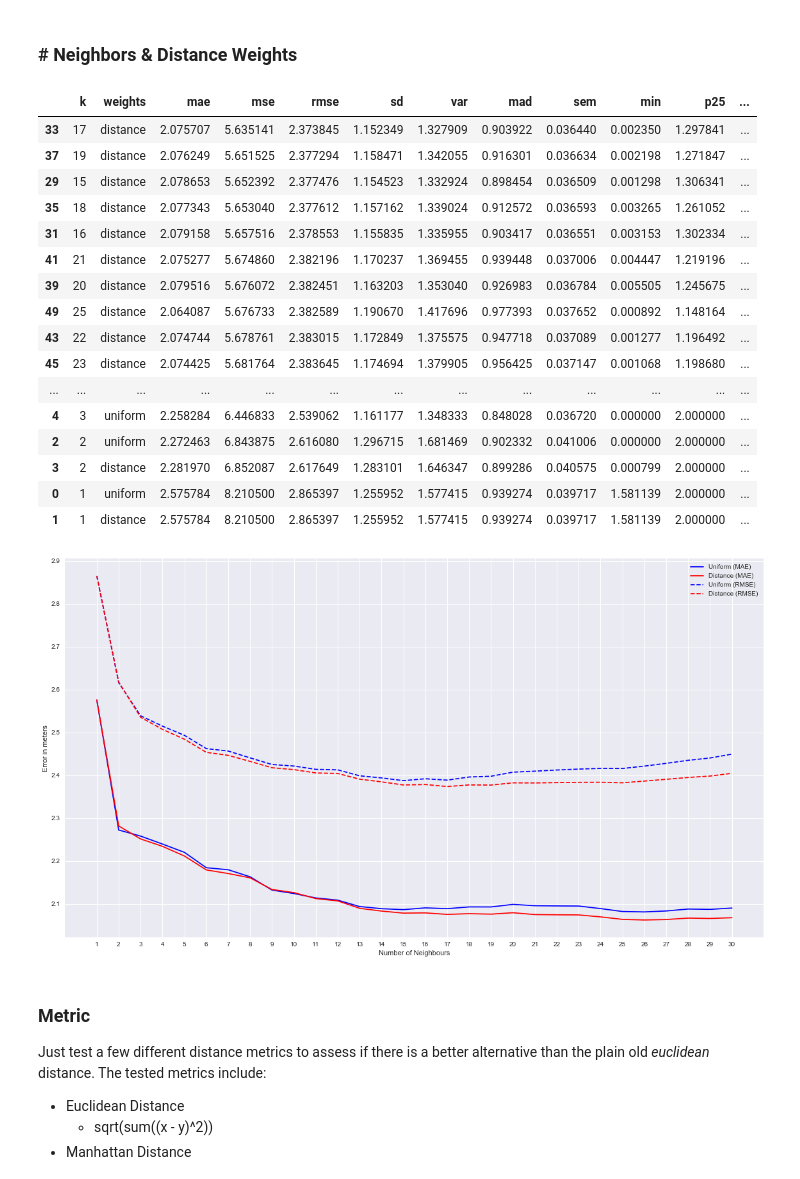
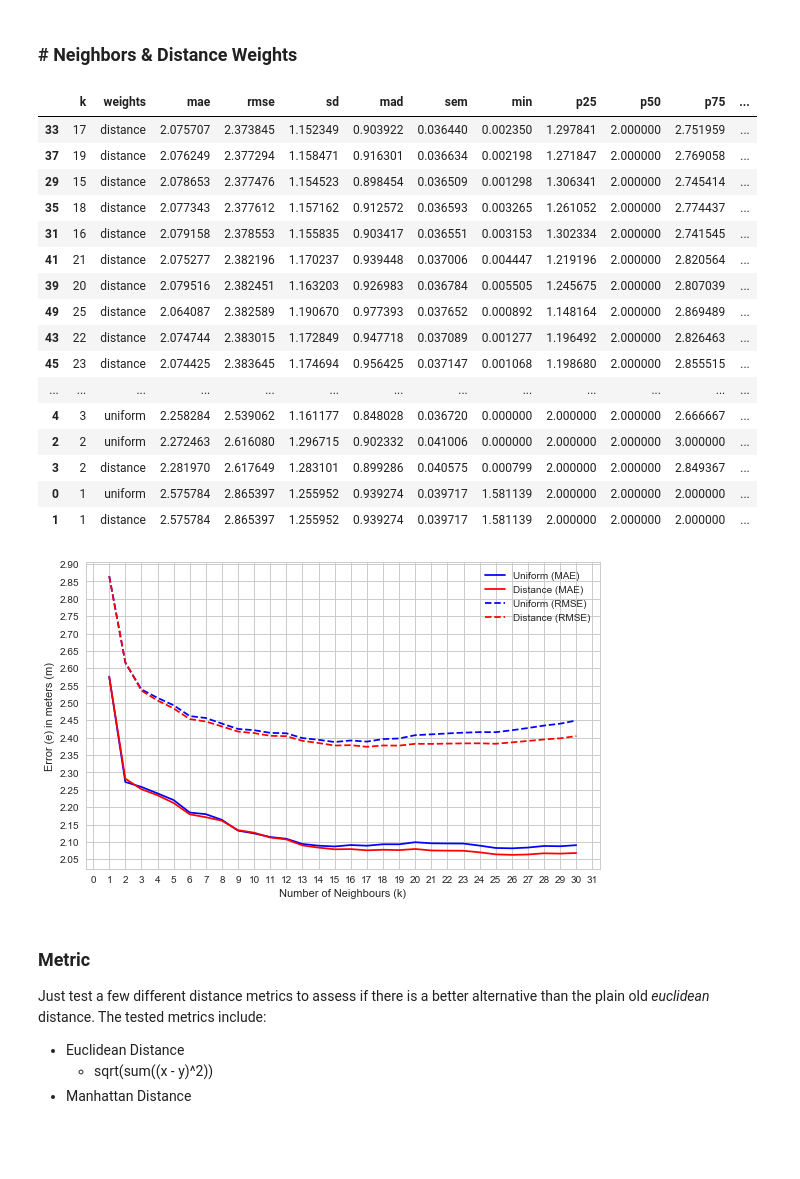
Before and after one commit to YanuX-Framework/YanuX-Cruncher, a Jupyter notebook: WifiFingerprintingExperiments.ipynb, the cells around one changed output. Saved outputs shown, nothing was run; the diff lists cells and outputs as text; code cells hidden in the pictures; blank space fills up the shorter version.

Commit message:
Lots of Charts

```diff
--- a/WifiFingerprintingExperiments.ipynb
+++ b/WifiFingerprintingExperiments.ipynb
@@ -4,6 +4,12 @@
 ## Import modules and set up the environment
 # %%
 %matplotlib inline
+import matplotlib.pyplot as plt                       # Matplotlib
+from matplotlib.ticker import MultipleLocator
+import seaborn as sns                                 # Seaborn
+sns.set_style("whitegrid")
+sns.despine()
+
 from IPython.display import display
 
 import getopt                                         # C-style parser for command line options
@@ -21,11 +27,6 @@ import pandas as pd                                   # Pandas
 pd.set_option("display.max_rows", 10000)              # Increase Pandas maximum rows display
 pd.set_option("display.max_columns", 10000)           # Increase Pandas maximum rows display
 
-
-import matplotlib.pyplot as plt                       # Matplotlib
-import seaborn as sns                                 # Seaborn
-sns.despine()                                         # Removing spines
-
 import sklearn                                        # scikit-learn
 from sklearn import metrics                           # scikit-learn - Metrics
 from sklearn import preprocessing                     # scikit-learn - Data Preprocessing
@@ -361,59 +362,61 @@ for k in n_neighbors:
 
         curr_metrics = experiment_metrics(curr_result)
         curr_metrics["k"] = k
         curr_metrics["weights"] = w
         metrics.append(curr_metrics)
 
 cols = ["k","weights"] + list(curr_metrics.keys())[:-2]
 metrics_table = pd.DataFrame(metrics, columns=cols)
 metrics_table.to_csv(output_data_directory + "/metrics-neighbors-weights.csv")
 
 #show table
-display(metrics_table.sort_values(cols[4:]))
+display(metrics_table.sort_values(cols[3:]))
 
 # Plotting Error Metrics
-fig, ax = plt.subplots(figsize=(16, 9))
+fig, ax = plt.subplots(figsize=(8, 5))
 index = n_neighbors
 
-plt.plot(index, metrics_table[metrics_table["weights"] == "uniform"]["mae"].tolist(),
+ax.plot(index, metrics_table[metrics_table["weights"] == "uniform"]["mae"].tolist(),
          color="b", ls="-", label="Uniform (MAE)")
 
-plt.plot(index, metrics_table[metrics_table["weights"] == "distance"]["mae"].tolist(),
+ax.plot(index, metrics_table[metrics_table["weights"] == "distance"]["mae"].tolist(),
          color="r", ls="-", label="Distance (MAE)")
 
-plt.plot(index, metrics_table[metrics_table["weights"] == "uniform"]["rmse"].tolist(),
+ax.plot(index, metrics_table[metrics_table["weights"] == "uniform"]["rmse"].tolist(),
          color="b", ls="--", label="Uniform (RMSE)")
 
-plt.plot(index, metrics_table[metrics_table["weights"] == "distance"]["rmse"].tolist(),
+ax.plot(index, metrics_table[metrics_table["weights"] == "distance"]["rmse"].tolist(),
          color="r", ls="--", label="Distance (RMSE)")
 
-plt.xlabel("Number of Neighbours")
-plt.ylabel("Error in meters")
-plt.xticks(index, index)
+ax.xaxis.set_major_locator(MultipleLocator(1))
+ax.yaxis.set_major_locator(MultipleLocator(0.05))
+
+ax.set_xlabel("Number of Neighbours (k)")
+ax.set_ylabel("Error (e) in meters (m)")
 
 plt.legend()
 plt.tight_layout()
 plt.savefig(output_data_directory+"/metrics-neighbors-weights.pdf", dpi=300)
 plt.show()
 # %% [output]
-|  | k | weights | mae | mse | rmse | sd | var | mad | sem | min | p25 | ... |
-| 33 | 17 | distance | 2.075707 | 5.635141 | 2.373845 | 1.152349 | 1.327909 | 0.903922 | 0.036440 | 0.002350 | 1.297841 | ... |
-| 37 | 19 | distance | 2.076249 | 5.651525 | 2.377294 | 1.158471 | 1.342055 | 0.916301 | 0.036634 | 0.002198 | 1.271847 | ... |
-| 29 | 15 | distance | 2.078653 | 5.652392 | 2.377476 | 1.154523 | 1.332924 | 0.898454 | 0.036509 | 0.001298 | 1.306341 | ... |
-| 35 | 18 | distance | 2.077343 | 5.653040 | 2.377612 | 1.157162 | 1.339024 | 0.912572 | 0.036593 | 0.003265 | 1.261052 | ... |
-| 31 | 16 | distance | 2.079158 | 5.657516 | 2.378553 | 1.155835 | 1.335955 | 0.903417 | 0.036551 | 0.003153 | 1.302334 | ... |
-| 41 | 21 | distance | 2.075277 | 5.674860 | 2.382196 | 1.170237 | 1.369455 | 0.939448 | 0.037006 | 0.004447 | 1.219196 | ... |
-| 39 | 20 | distance | 2.079516 | 5.676072 | 2.382451 | 1.163203 | 1.353040 | 0.926983 | 0.036784 | 0.005505 | 1.245675 | ... |
-| 49 | 25 | distance | 2.064087 | 5.676733 | 2.382589 | 1.190670 | 1.417696 | 0.977393 | 0.037652 | 0.000892 | 1.148164 | ... |
-| 43 | 22 | distance | 2.074744 | 5.678761 | 2.383015 | 1.172849 | 1.375575 | 0.947718 | 0.037089 | 0.001277 | 1.196492 | ... |
-| 45 | 23 | distance | 2.074425 | 5.681764 | 2.383645 | 1.174694 | 1.379905 | 0.956425 | 0.037147 | 0.001068 | 1.198680 | ... |
+|  | k | weights | mae | rmse | sd | mad | sem | min | p25 | p50 | p75 | ... |
+| 33 | 17 | distance | 2.075707 | 2.373845 | 1.152349 | 0.903922 | 0.036440 | 0.002350 | 1.297841 | 2.000000 | 2.751959 | ... |
+| 37 | 19 | distance | 2.076249 | 2.377294 | 1.158471 | 0.916301 | 0.036634 | 0.002198 | 1.271847 | 2.000000 | 2.769058 | ... |
+| 29 | 15 | distance | 2.078653 | 2.377476 | 1.154523 | 0.898454 | 0.036509 | 0.001298 | 1.306341 | 2.000000 | 2.745414 | ... |
+| 35 | 18 | distance | 2.077343 | 2.377612 | 1.157162 | 0.912572 | 0.036593 | 0.003265 | 1.261052 | 2.000000 | 2.774437 | ... |
+| 31 | 16 | distance | 2.079158 | 2.378553 | 1.155835 | 0.903417 | 0.036551 | 0.003153 | 1.302334 | 2.000000 | 2.741545 | ... |
+| 41 | 21 | distance | 2.075277 | 2.382196 | 1.170237 | 0.939448 | 0.037006 | 0.004447 | 1.219196 | 2.000000 | 2.820564 | ... |
+| 39 | 20 | distance | 2.079516 | 2.382451 | 1.163203 | 0.926983 | 0.036784 | 0.005505 | 1.245675 | 2.000000 | 2.807039 | ... |
+| 49 | 25 | distance | 2.064087 | 2.382589 | 1.190670 | 0.977393 | 0.037652 | 0.000892 | 1.148164 | 2.000000 | 2.869489 | ... |
+| 43 | 22 | distance | 2.074744 | 2.383015 | 1.172849 | 0.947718 | 0.037089 | 0.001277 | 1.196492 | 2.000000 | 2.826463 | ... |
+| 45 | 23 | distance | 2.074425 | 2.383645 | 1.174694 | 0.956425 | 0.037147 | 0.001068 | 1.198680 | 2.000000 | 2.855515 | ... |
 | ... | ... | ... | ... | ... | ... | ... | ... | ... | ... | ... | ... | ... |
-| 4 | 3 | uniform | 2.258284 | 6.446833 | 2.539062 | 1.161177 | 1.348333 | 0.848028 | 0.036720 | 0.000000 | 2.000000 | ... |
-| 2 | 2 | uniform | 2.272463 | 6.843875 | 2.616080 | 1.296715 | 1.681469 | 0.902332 | 0.041006 | 0.000000 | 2.000000 | ... |
-| 3 | 2 | distance | 2.281970 | 6.852087 | 2.617649 | 1.283101 | 1.646347 | 0.899286 | 0.040575 | 0.000799 | 2.000000 | ... |
-| 0 | 1 | uniform | 2.575784 | 8.210500 | 2.865397 | 1.255952 | 1.577415 | 0.939274 | 0.039717 | 1.581139 | 2.000000 | ... |
-| 1 | 1 | distance | 2.575784 | 8.210500 | 2.865397 | 1.255952 | 1.577415 | 0.939274 | 0.039717 | 1.581139 | 2.000000 | ... |
+| 4 | 3 | uniform | 2.258284 | 2.539062 | 1.161177 | 0.848028 | 0.036720 | 0.000000 | 2.000000 | 2.000000 | 2.666667 | ... |
+| 2 | 2 | uniform | 2.272463 | 2.616080 | 1.296715 | 0.902332 | 0.041006 | 0.000000 | 2.000000 | 2.000000 | 3.000000 | ... |
+| 3 | 2 | distance | 2.281970 | 2.617649 | 1.283101 | 0.899286 | 0.040575 | 0.000799 | 2.000000 | 2.000000 | 2.849367 | ... |
+| 0 | 1 | uniform | 2.575784 | 2.865397 | 1.255952 | 0.939274 | 0.039717 | 1.581139 | 2.000000 | 2.000000 | 2.000000 | ... |
+| 1 | 1 | distance | 2.575784 | 2.865397 | 1.255952 | 0.939274 | 0.039717 | 1.581139 | 2.000000 | 2.000000 | 2.000000 | ... |
-[figure, old version]
+[figure, new version]
 # %% [markdown]
 ### Metric
 Just test a few different distance metrics to assess if there is a better alternative than the plain old *euclidean* distance. The tested metrics include:
```
Also changed, not shown: parts of 7 cells of this notebook.
